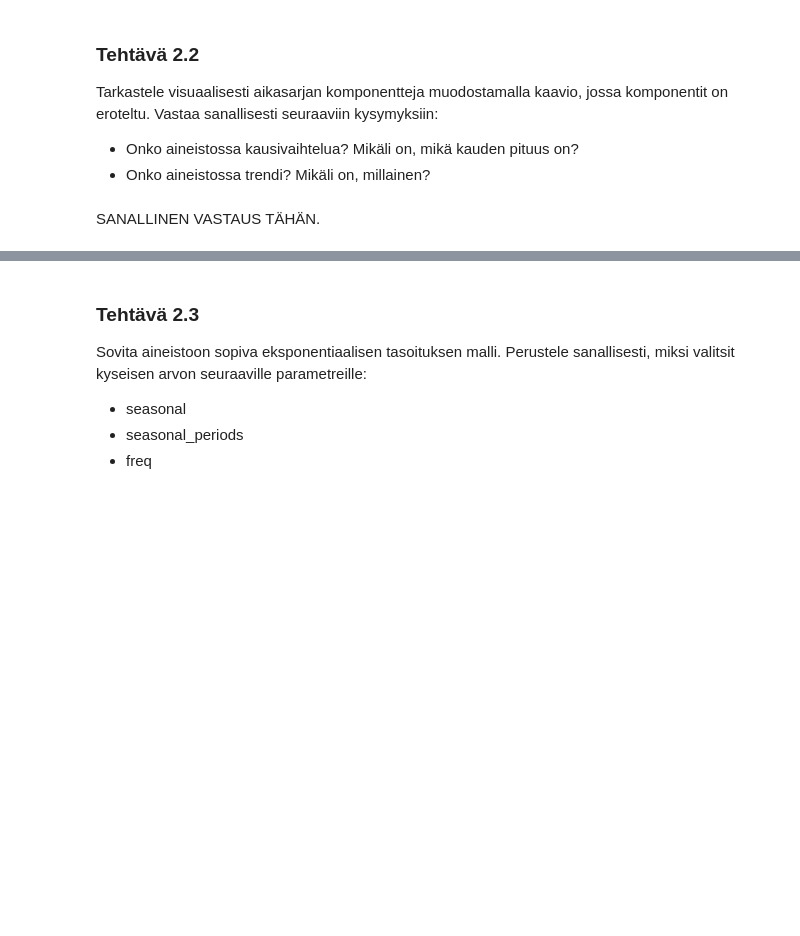
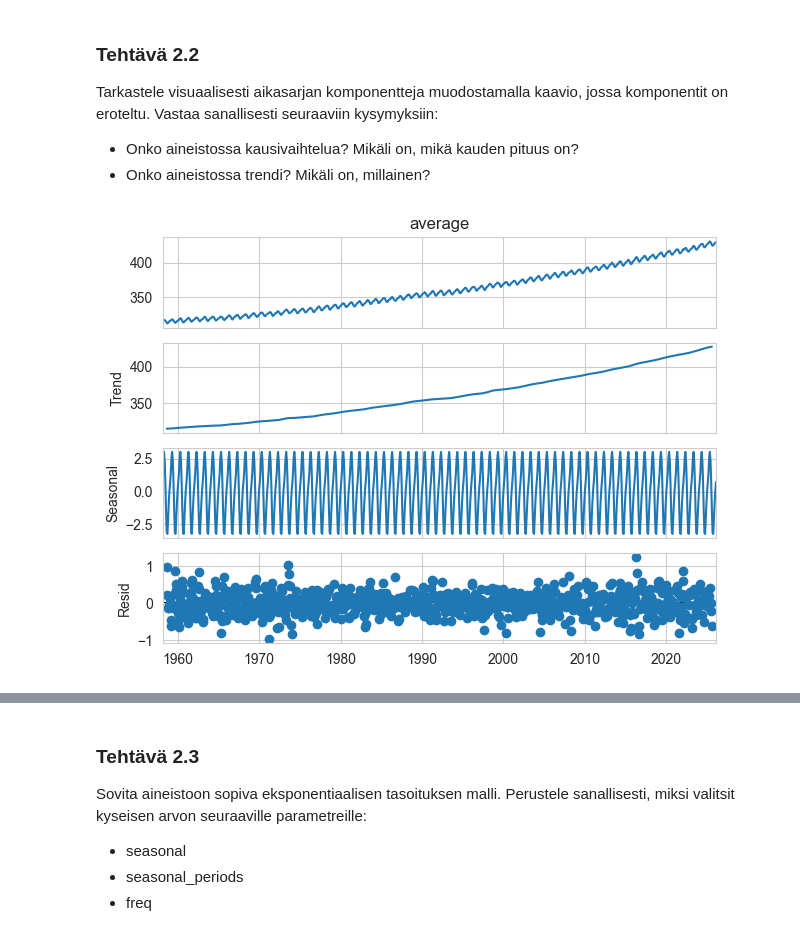
Before and after one commit to lassihi/Data-analytiikka-pythonilla, a Jupyter notebook: tehtava-2/tehtava-2.ipynb, the cells around one changed output, grey strips where cells are left out. Saved outputs shown, nothing was run; the diff lists cells and outputs as text; code cells hidden in the pictures; blank space fills up the shorter version.

```diff
--- a/tehtava-2/tehtava-2.ipynb
+++ b/tehtava-2/tehtava-2.ipynb
@@ -232,2 +246,7 @@ Tarkastele visuaalisesti aikasarjan komponentteja muodostamalla kaavio, jossa ko
-# %% [markdown]
-SANALLINEN VASTAUS TÄHÄN.
+# %%
+from statsmodels.tsa.api import seasonal_decompose, ExponentialSmoothing
+
+seasonal_decompose(df_co2["average"]).plot()
+plt.show()
+# %% [output]
+[figure, added]
```
Also changed, not shown: parts of 28 cells of this notebook.
